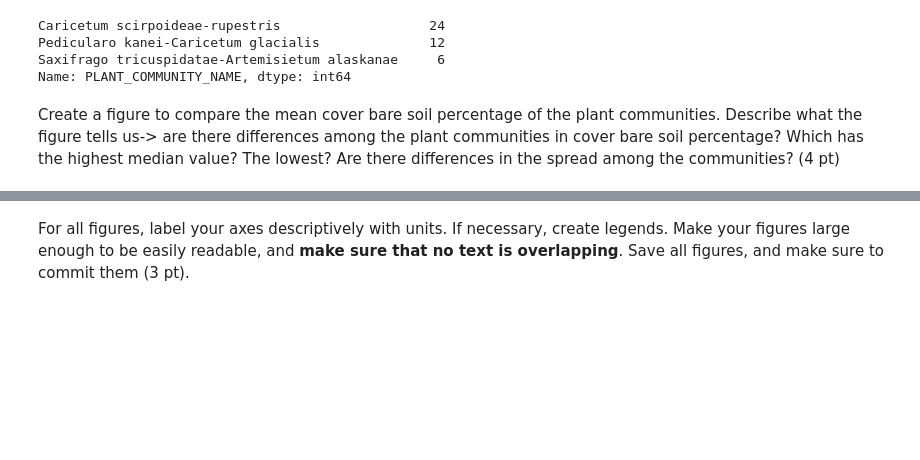
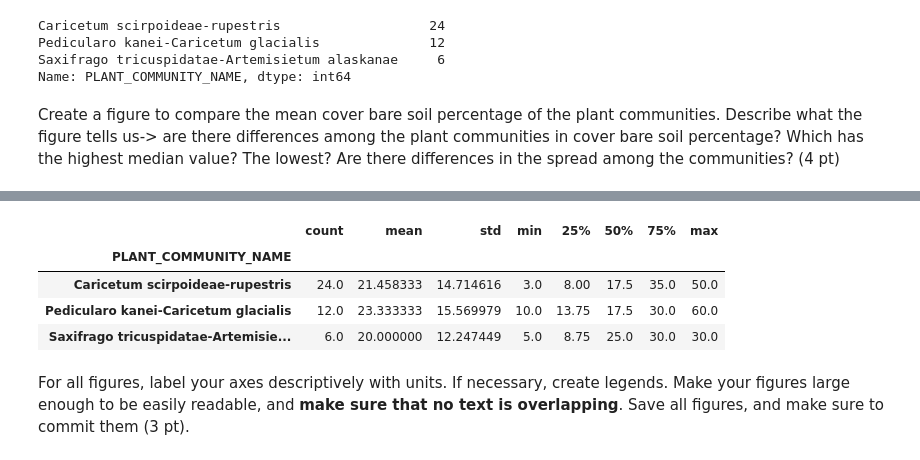
Before and after one commit to ENVS110a-SP23/assignment-4, a Jupyter notebook: answers.ipynb, the cells around one changed output, grey strips where cells are left out. Saved outputs shown, nothing was run; the diff lists cells and outputs as text; code cells hidden in the pictures; blank space fills up the shorter version.

```diff
--- a/answers.ipynb
+++ b/answers.ipynb
@@ -205,2 +211,10 @@ plt.show()
+# %%
+display(env_subset.groupby("PLANT_COMMUNITY_NAME")["COVER_BARE_SOIL"].describe())
+# %% [output]
+|  | count | mean | std | min | 25% | 50% | 75% | max |
+| PLANT_COMMUNITY_NAME |  |  |  |  |  |  |  |  |
+| Caricetum scirpoideae-rupestris | 24.0 | 21.458333 | 14.714616 | 3.0 | 8.00 | 17.5 | 35.0 | 50.0 |
+| Pedicularo kanei-Caricetum glacialis | 12.0 | 23.333333 | 15.569979 | 10.0 | 13.75 | 17.5 | 30.0 | 60.0 |
+| Saxifrago tricuspidatae-Artemisie... | 6.0 | 20.000000 | 12.247449 | 5.0 | 8.75 | 25.0 | 30.0 | 30.0 |
 # %% [markdown]
 For all figures, label your axes descriptively with units. If necessary, create legends. Make your figures large enough to be easily readable, and **make sure that no text is overlapping**. Save all figures, and make sure to commit them (3 pt).
```
Also changed, not shown: parts of 6 cells of this notebook.
